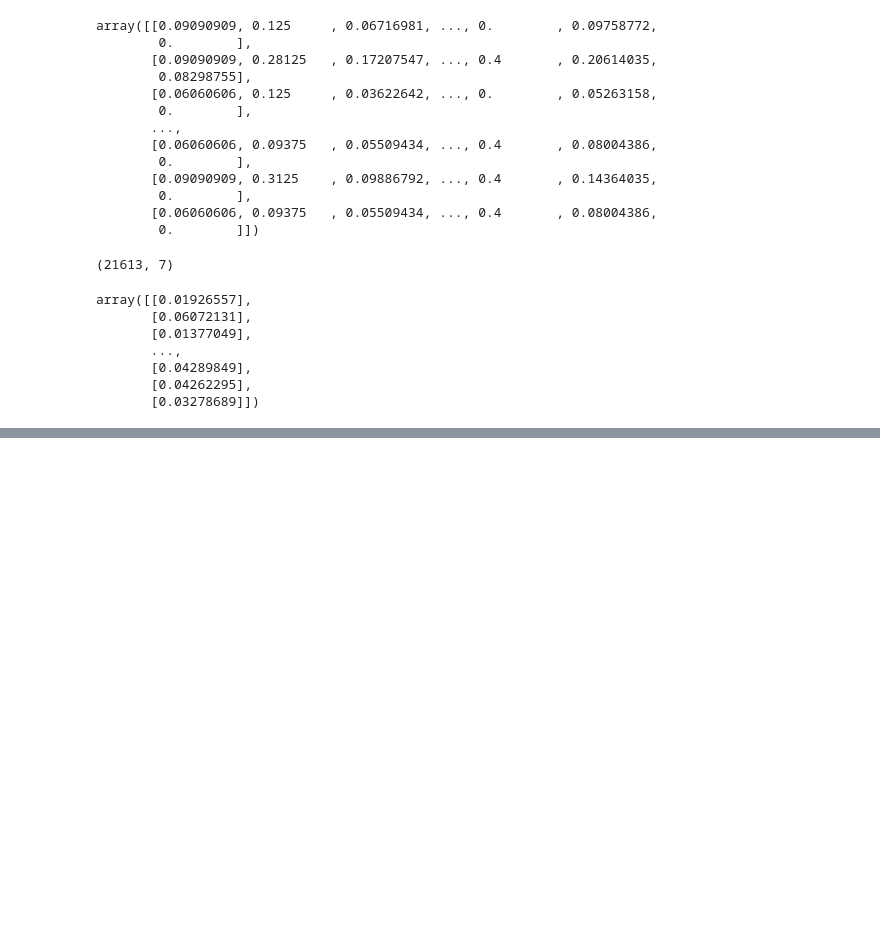
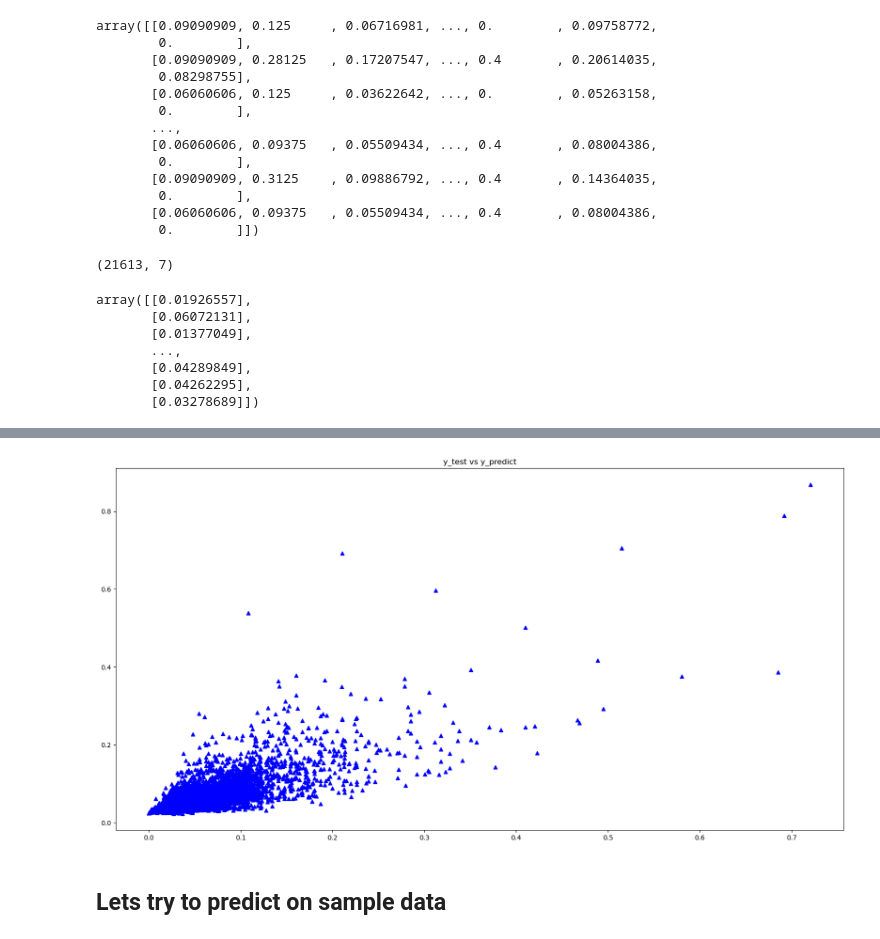
Before and after one commit to nobleyam/Deep-Learning-for-Real-Estate-Price-Prediction, a Jupyter notebook: Deep Learning for Real Estate Price Prediction.ipynb, the cells around one changed output, grey strips where cells are left out. Cells and saved outputs as stored; diff of their text form; code cells hidden in the pictures; blank space fills up the shorter version.

```diff
--- a/Deep Learning for Real Estate Price Prediction.ipynb
+++ b/Deep Learning for Real Estate Price Prediction.ipynb
@@ -226,0 +314,9 @@ array([[0.01926557],
+# %%
+y_predict = model.predict(X_test)
+
+plt.figure(figsize=(20,10))
+plt.plot(y_test, y_predict, "^", color= "b")
+
+plt.title('y_test vs y_predict')
+plt.show();
+# %% [output]
@@ -226,0 +324,3 @@ array([[0.01926557],
+[figure, added]
+# %% [markdown]
+## Lets try to predict on sample data
```
Also changed, not shown: parts of 26 cells of this notebook.
